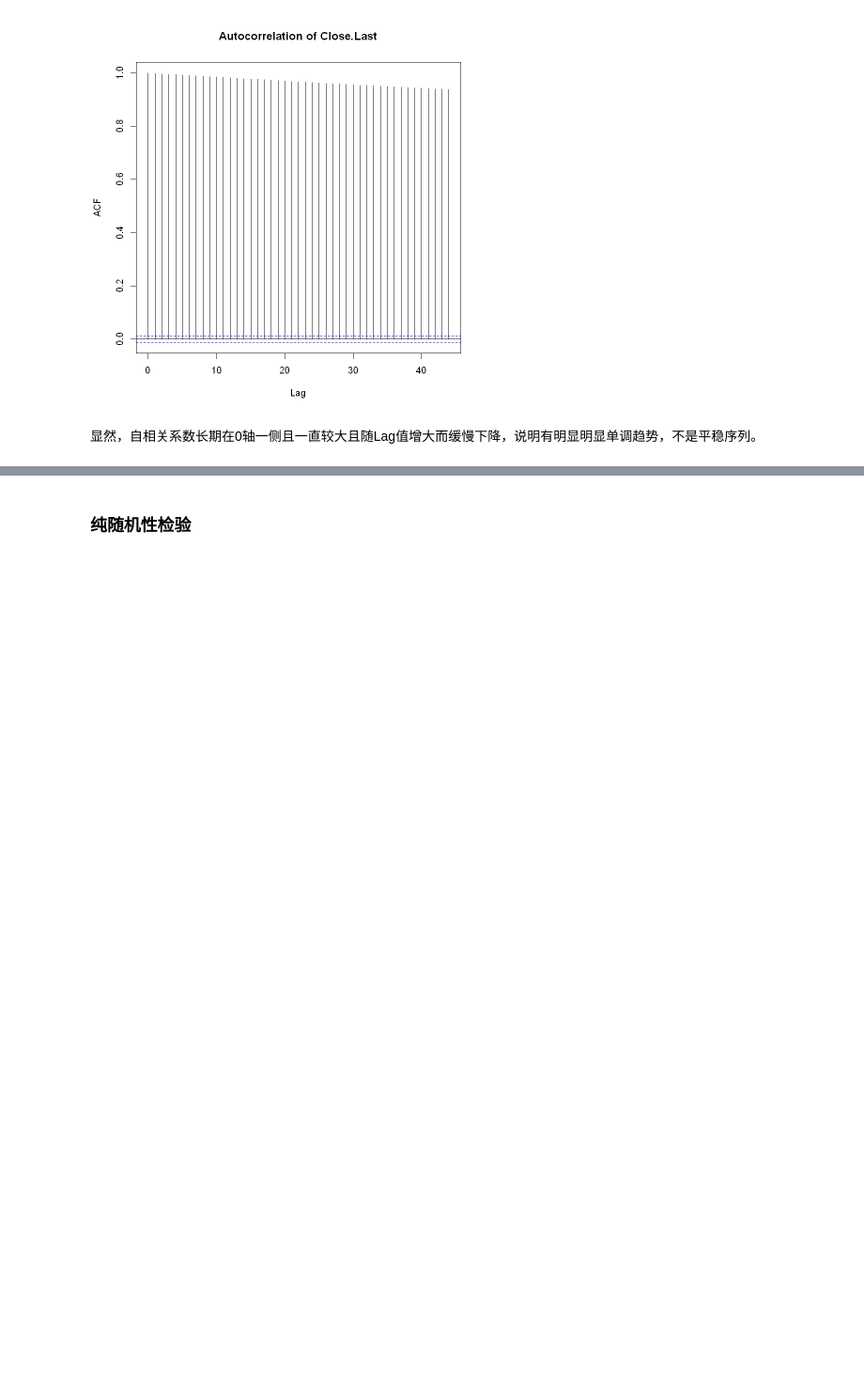
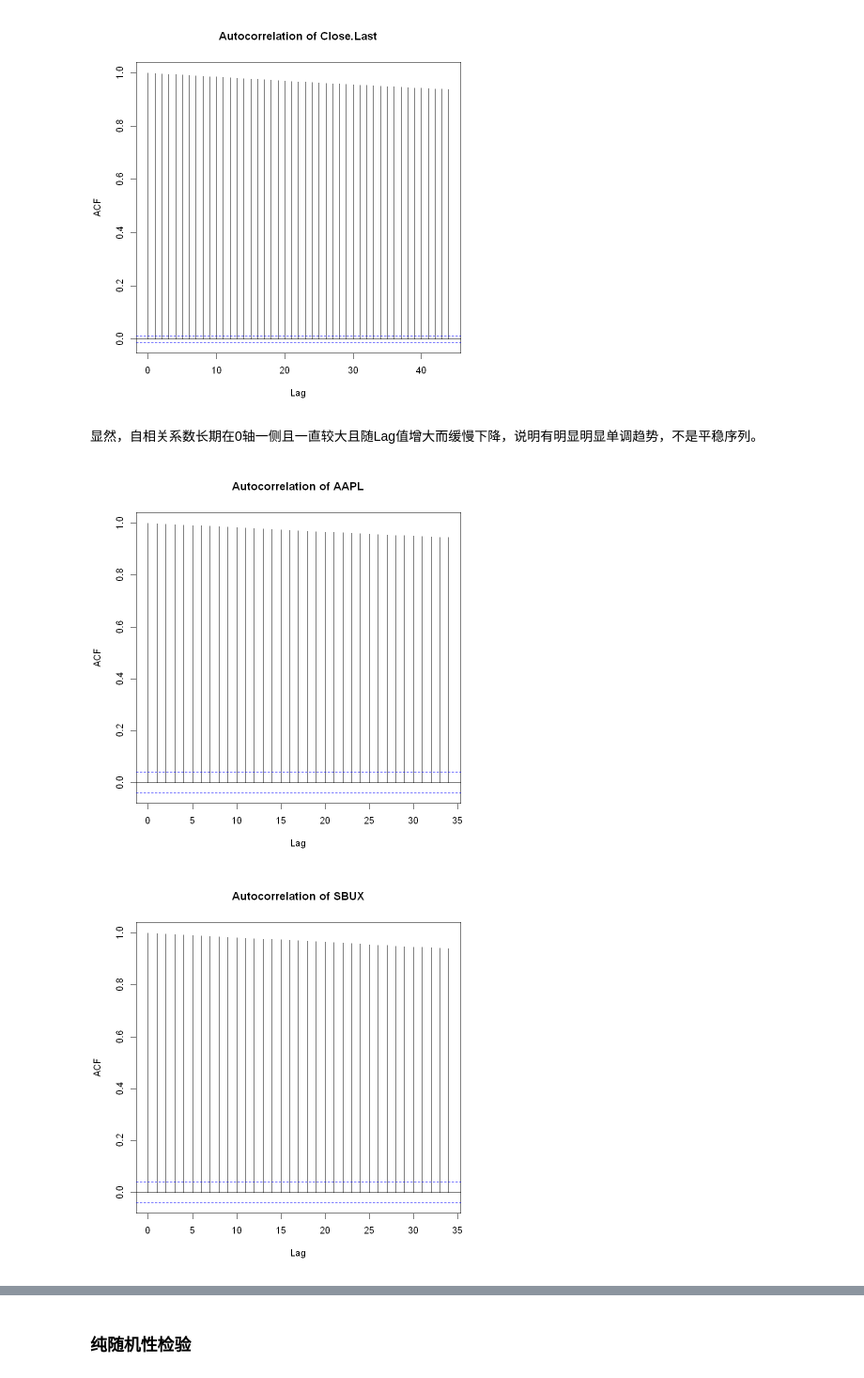
Before and after one commit to wuhang03/Statistical-Analysis-and-Modeling, a Jupyter notebook: 时序模型.ipynb, the cells around one changed output, grey strips where cells are left out. Shown: that part at 94% size. Drawn from its saved outputs; the diff is of its cells as text; code cells hidden in the pictures; blank space fills up the shorter version.

Commit message:
feat: 为每个公司生成自相关图

```diff
--- a/时序模型.ipynb
+++ b/时序模型.ipynb
@@ -429,3 +427,18 @@ acf(data$Close.Last, main="Autocorrelation of Close.Last")
 [figure]
 # %% [markdown]
 显然，自相关系数长期在0轴一侧且一直较大且随Lag值增大而缓慢下降，说明有明显明显单调趋势，不是平稳序列。
+# %%
+# 数据框名为 data，公司名的列名为 Company
+companies <- unique(data$Company)
+
+# 为每个公司生成自相关图
+for (company in companies) {
+    # 提取该公司的数据
+    company_data <- data[data$Company == company, ]
+
+    # 绘制自相关图
+    acf(company_data$Close.Last, main = paste("Autocorrelation of", company))
+}
+# %% [output]
+[figure, added]
+[figure, added]
```
Also changed, not shown: parts of 4 cells of this notebook.
